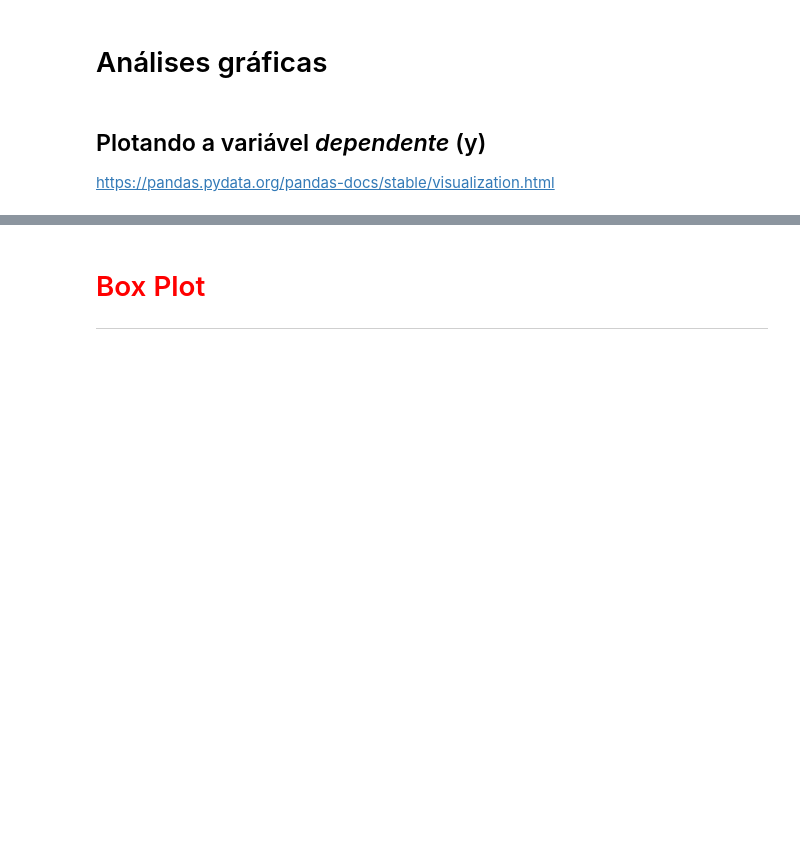
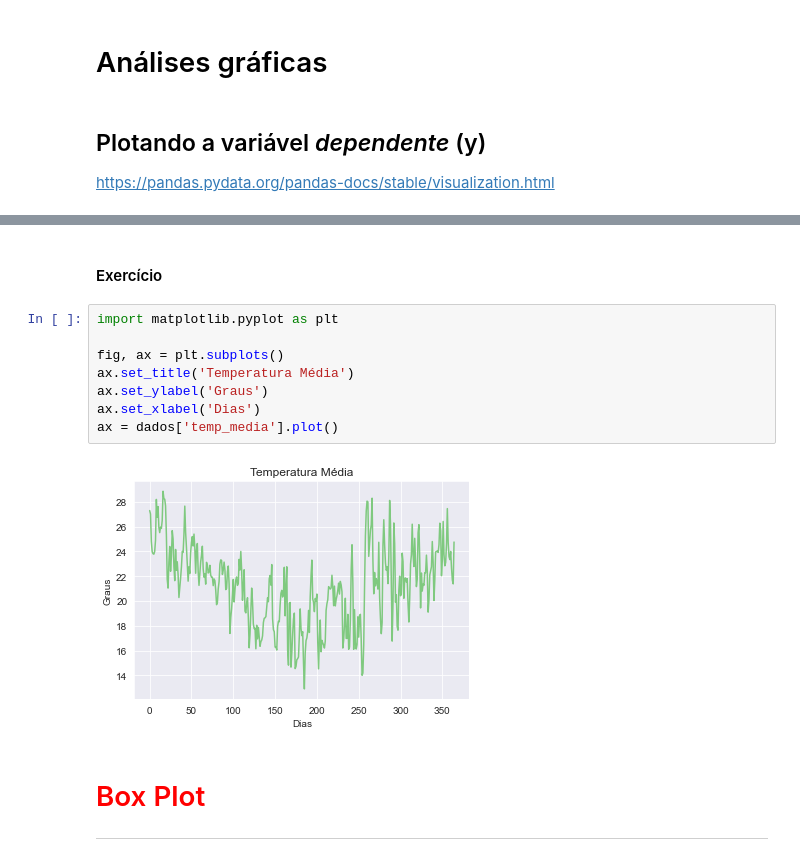
Before and after one commit to Gleis0nLemos/Regressao_Linear, a Jupyter notebook: Projeto/Regressão Linear.ipynb, the cells around one changed output, grey strips where cells are left out. Drawn from its saved outputs; the diff is of its cells as text; blank space fills up the shorter version.

```diff
--- a/Projeto/Regressão Linear.ipynb
+++ b/Projeto/Regressão Linear.ipynb
@@ -121,3 +123,15 @@ https://pandas.pydata.org/pandas-docs/stable/visualization.html
+# %% [markdown]
+#### Exercício
+# %%
+import matplotlib.pyplot as plt
+
+fig, ax = plt.subplots()
+ax.set_title('Temperatura Média')
+ax.set_ylabel('Graus')
+ax.set_xlabel('Dias')
+ax = dados['temp_media'].plot()
+# %% [output]
+[figure, added]
 # %% [markdown]
 # <font color='red' style='font-size: 30px;'>Box Plot</font>
 <hr style='border: 2px solid red;'>
```
Also changed, not shown: parts of 8 cells of this notebook, 1 other file.
